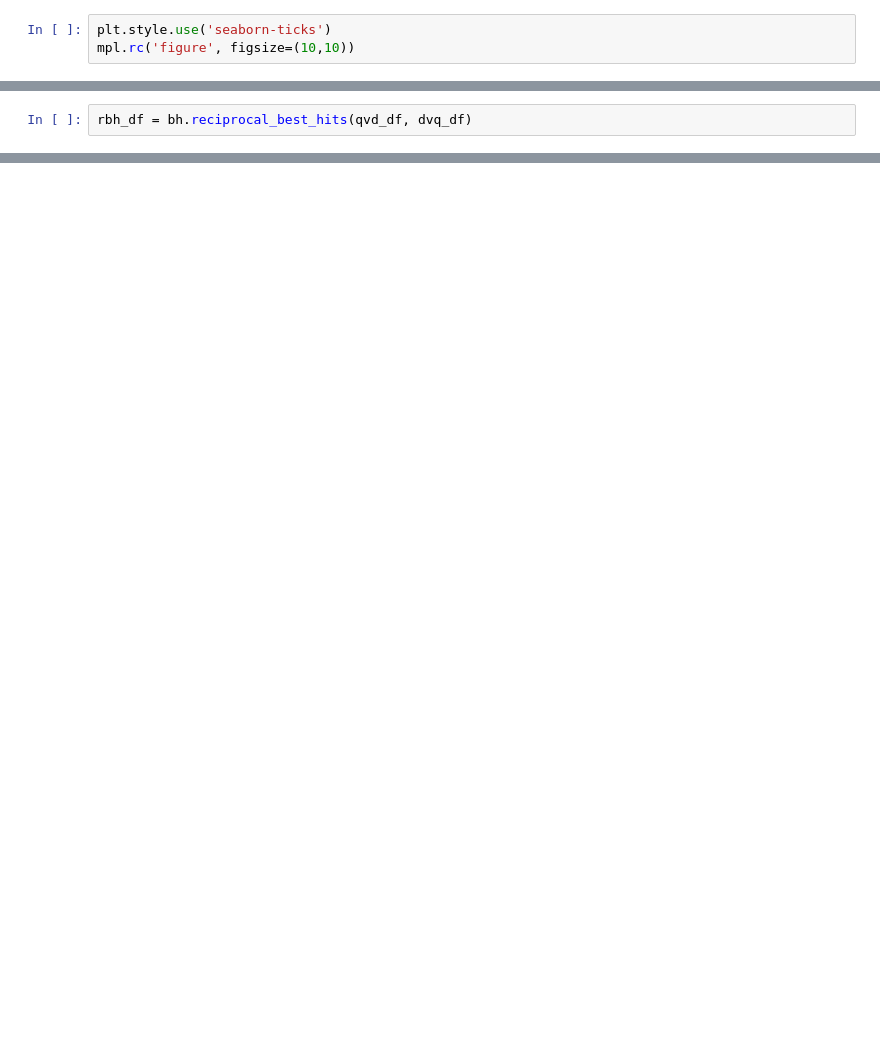
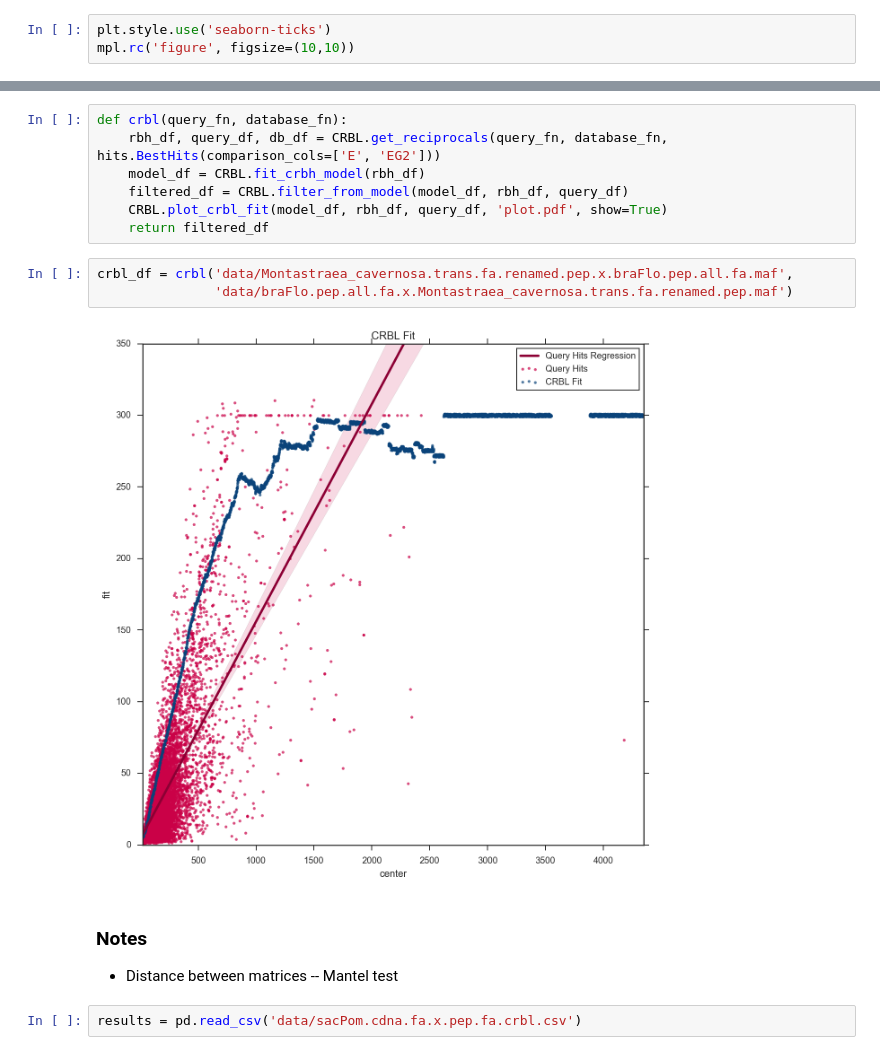
Before and after one commit to camillescott/shmlast, a Jupyter notebook: shmlast_scratch.ipynb, the cells around one changed output, grey strips where cells are left out. Saved outputs shown, nothing was run; the diff lists cells and outputs as text; blank space fills up the shorter version.

```diff
--- a/shmlast_scratch.ipynb
+++ b/shmlast_scratch.ipynb
@@ -81,2 +22,0 @@ dvq_df['ID'] = dvq_df.index
-# %%
-rbh_df = bh.reciprocal_best_hits(qvd_df, dvq_df)
@@ -158,0 +37,18 @@ plt.title('CRBL Fit')
+# %%
+def crbl(query_fn, database_fn):
+    rbh_df, query_df, db_df = CRBL.get_reciprocals(query_fn, database_fn, hits.BestHits(comparison_cols=['E', 'EG2']))
+    model_df = CRBL.fit_crbh_model(rbh_df)
+    filtered_df = CRBL.filter_from_model(model_df, rbh_df, query_df)
+    CRBL.plot_crbl_fit(model_df, rbh_df, query_df, 'plot.pdf', show=True)
+    return filtered_df
+# %%
+crbl_df = crbl('data/Montastraea_cavernosa.trans.fa.renamed.pep.x.braFlo.pep.all.fa.maf',
+               'data/braFlo.pep.all.fa.x.Montastraea_cavernosa.trans.fa.renamed.pep.maf')
+# %% [output]
+[figure, added]
+# %% [markdown]
+### Notes
+
+* Distance between matrices -- Mantel test
+# %%
+results = pd.read_csv('data/sacPom.cdna.fa.x.pep.fa.crbl.csv')
```
Also changed, not shown: parts of 37 cells of this notebook.
